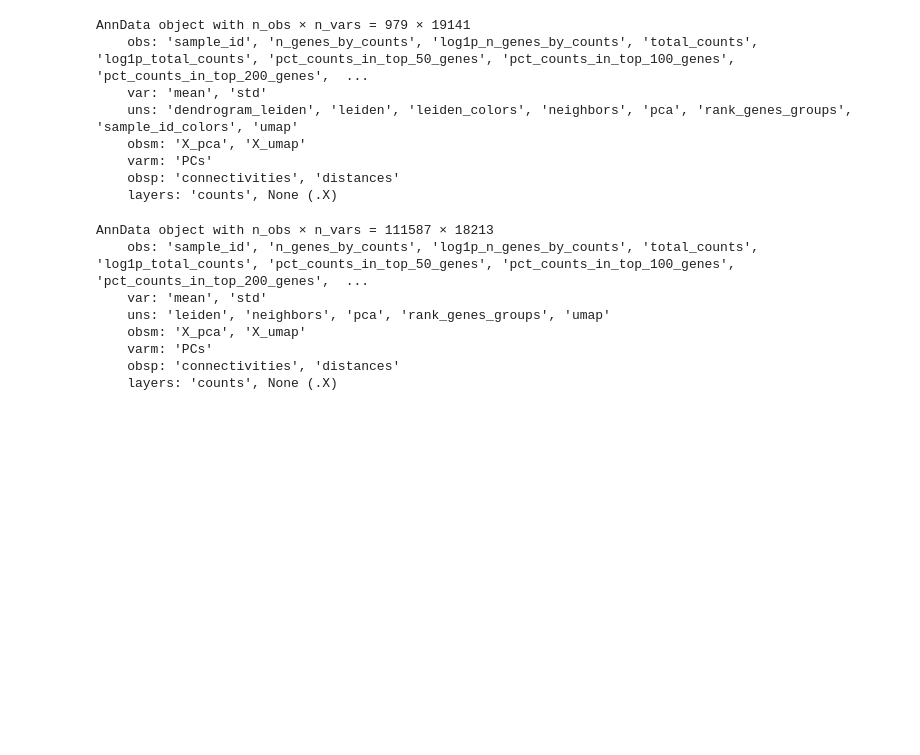
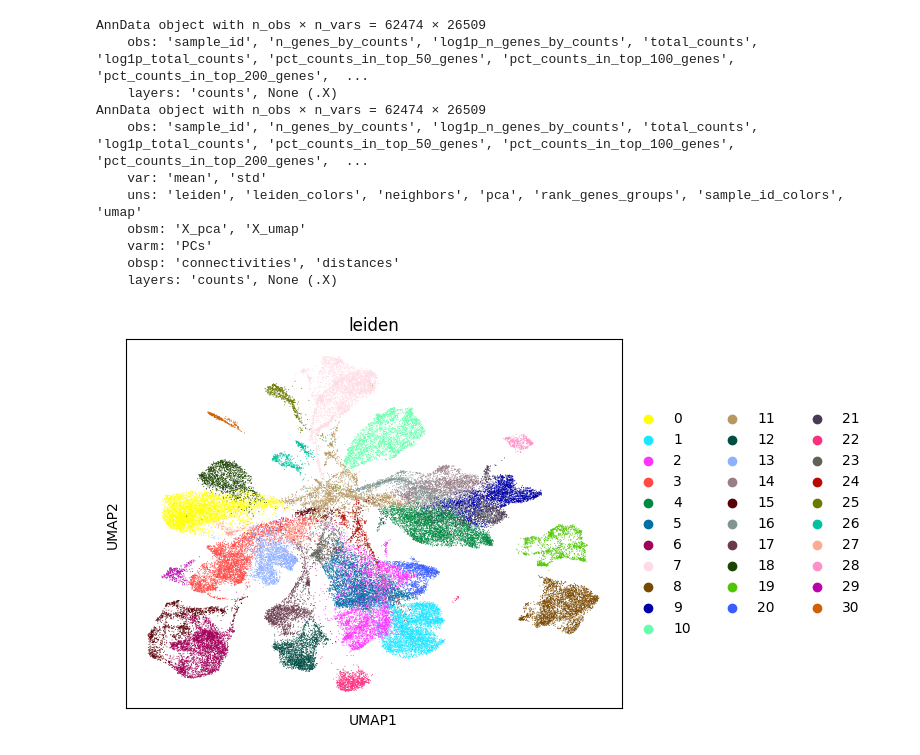
Before and after one commit to ShiganLuo/Omics, a Jupyter notebook: src/scRNAseq/run.ipynb, the cells around one changed output. Drawn from its saved outputs; the diff is of its cells as text; code cells hidden in the pictures; blank space fills up the shorter version.

```diff
--- a/src/scRNAseq/run.ipynb
+++ b/src/scRNAseq/run.ipynb
@@ -3,27 +3,25 @@ import scanpy as sc
 import pandas as pd
 import numpy as np
 # %%
-h5ad = "/home/luosg/Data/genomeStability/output/luancao/scRNAseq/common/5_combine_h5ad/ovaries/ovaries_advanced.h5ad"
-ad = sc.read_h5ad(h5ad)
-ad.obs_names_make_unique()
-ad
+h5ad_merge = "/home/luosg/Data/genomeStability/output/luancao/scRNAseq/common/5_combine_h5ad/ovaries/ovaries_cellranger_merged.h5ad"
+h5ad_cluster = "/home/luosg/Data/genomeStability/output/luancao/scRNAseq/common/5_combine_h5ad/ovaries/ovaries_cellranger_clustered.h5ad"
+ad_merge = sc.read_h5ad(h5ad_merge)
+ad_cluster = sc.read_h5ad(h5ad_cluster)
+print(ad_merge)
+print(ad_cluster)
 # %% [output]
-AnnData object with n_obs × n_vars = 979 × 19141
+AnnData object with n_obs × n_vars = 62474 × 26509
+    obs: 'sample_id', 'n_genes_by_counts', 'log1p_n_genes_by_counts', 'total_counts', 'log1p_total_counts', 'pct_counts_in_top_50_genes', 'pct_counts_in_top_100_genes', 'pct_counts_in_top_200_genes',  ...
+    layers: 'counts', None (.X)
+AnnData object with n_obs × n_vars = 62474 × 26509
     obs: 'sample_id', 'n_genes_by_counts', 'log1p_n_genes_by_counts', 'total_counts', 'log1p_total_counts', 'pct_counts_in_top_50_genes', 'pct_counts_in_top_100_genes', 'pct_counts_in_top_200_genes',  ...
     var: 'mean', 'std'
-    uns: 'dendrogram_leiden', 'leiden', 'leiden_colors', 'neighbors', 'pca', 'rank_genes_groups', 'sample_id_colors', 'umap'
+    uns: 'leiden', 'leiden_colors', 'neighbors', 'pca', 'rank_genes_groups', 'sample_id_colors', 'umap'
     obsm: 'X_pca', 'X_umap'
     varm: 'PCs'
     obsp: 'connectivities', 'distances'
     layers: 'counts', None (.X)
 # %%
-sc.pl.umap(ad, color="leiden")
+sc.pl.umap(ad_cluster, color="leiden")
 # %% [output]
-AnnData object with n_obs × n_vars = 111587 × 18213
-    obs: 'sample_id', 'n_genes_by_counts', 'log1p_n_genes_by_counts', 'total_counts', 'log1p_total_counts', 'pct_counts_in_top_50_genes', 'pct_counts_in_top_100_genes', 'pct_counts_in_top_200_genes',  ...
-    var: 'mean', 'std'
-    uns: 'leiden', 'neighbors', 'pca', 'rank_genes_groups', 'umap'
-    obsm: 'X_pca', 'X_umap'
-    varm: 'PCs'
-    obsp: 'connectivities', 'distances'
-    layers: 'counts', None (.X)
+[figure, added]
```
Also changed, not shown: parts of 1 cell of this notebook, 42 other files.
